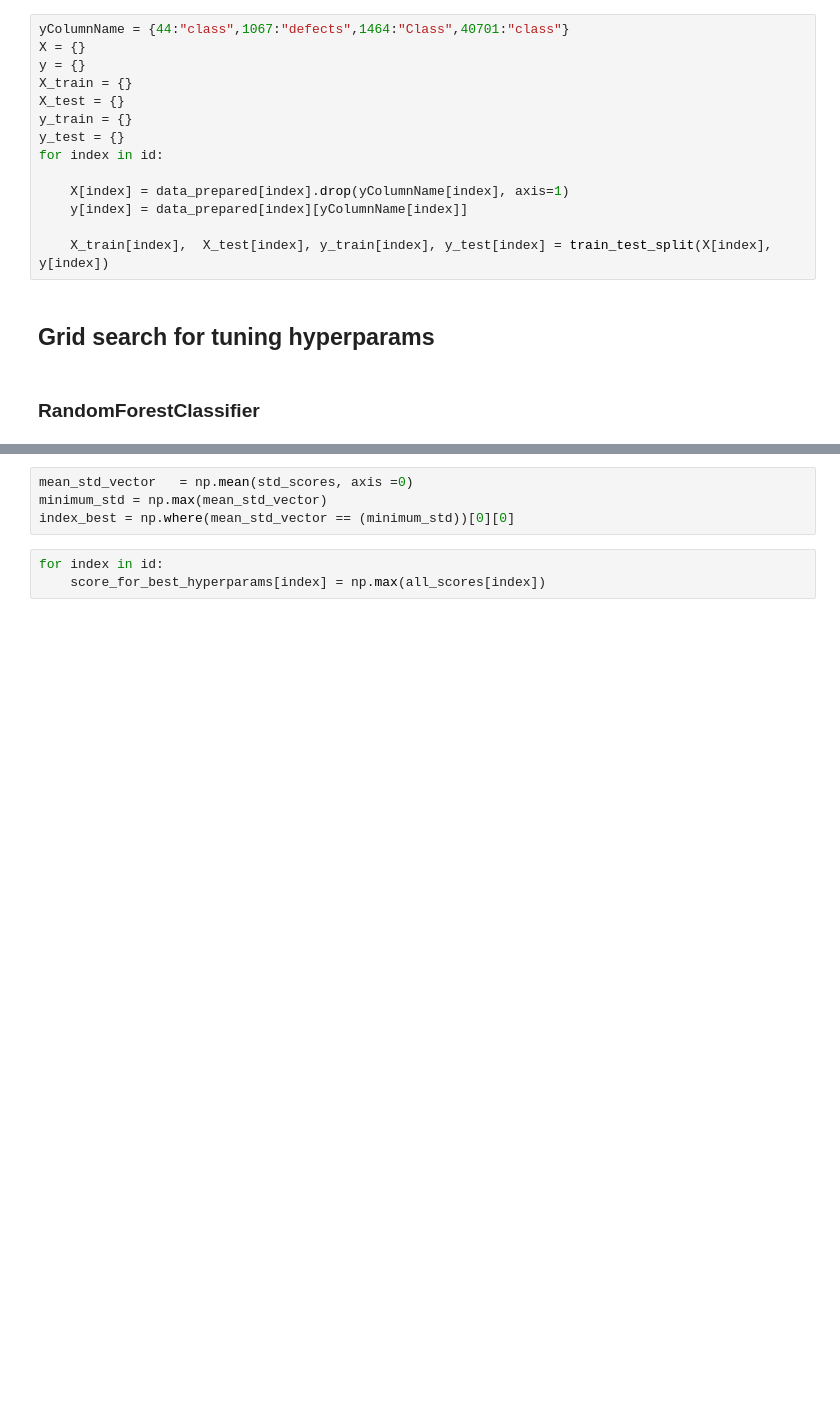
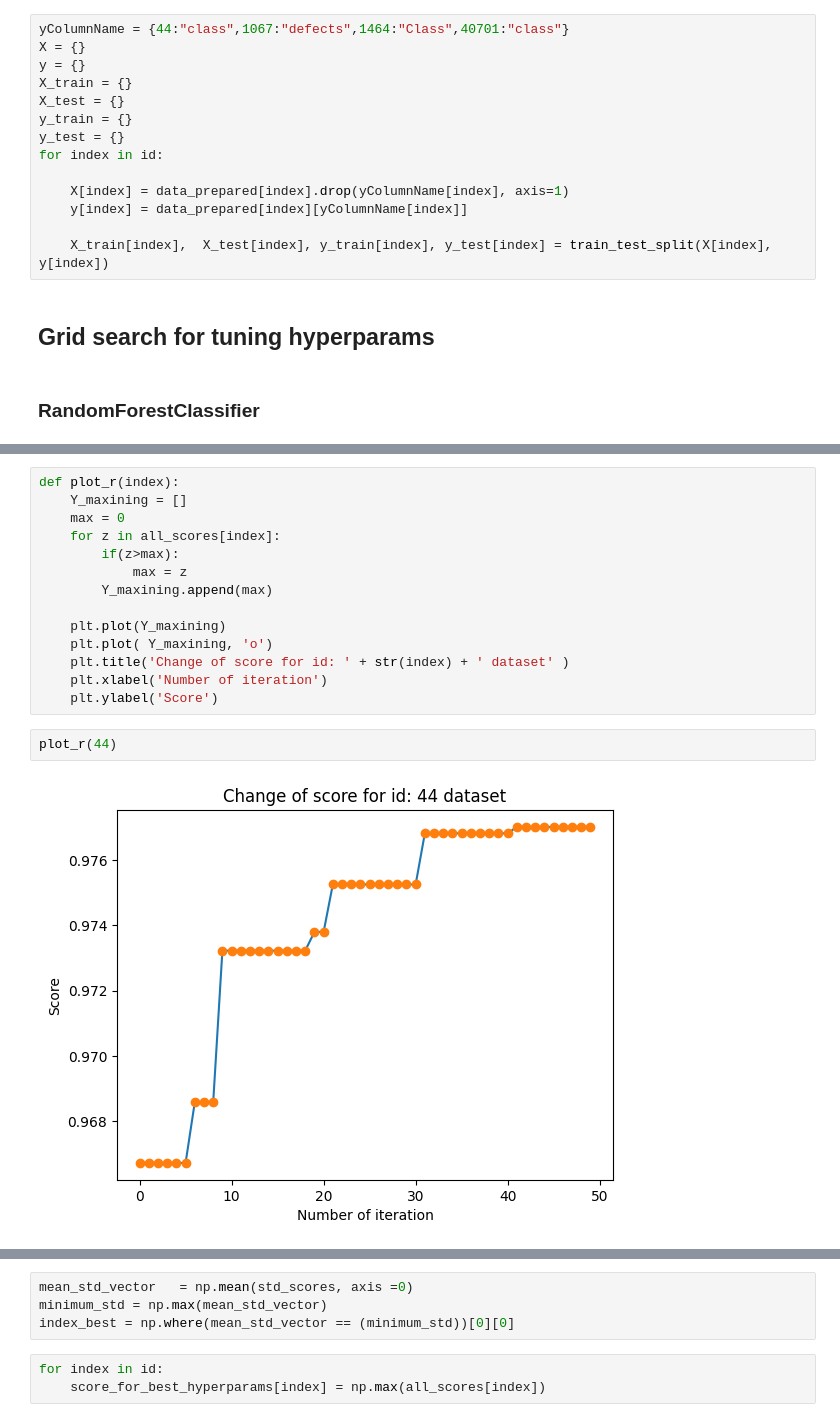
Before and after one commit to AgataWeg/AutoML, a Jupyter notebook: HM1svm_short.ipynb, the cells around one changed output, grey strips where cells are left out. Drawn from its saved outputs; the diff is of its cells as text; blank space fills up the shorter version.

```diff
--- a/HM1svm_short.ipynb
+++ b/HM1svm_short.ipynb
@@ -168,0 +156,18 @@ array([0.74963295])
+# %%
+def plot_r(index):
+    Y_maxining = []
+    max = 0
+    for z in all_scores[index]:
+        if(z>max):
+            max = z
+        Y_maxining.append(max)
+
+    plt.plot(Y_maxining)
+    plt.plot( Y_maxining, 'o')
+    plt.title('Change of score for id: ' + str(index) + ' dataset' )
+    plt.xlabel('Number of iteration')
+    plt.ylabel('Score')
+# %%
+plot_r(44)
+# %% [output]
+[figure, added]
```
Also changed, not shown: parts of 34 cells of this notebook.
